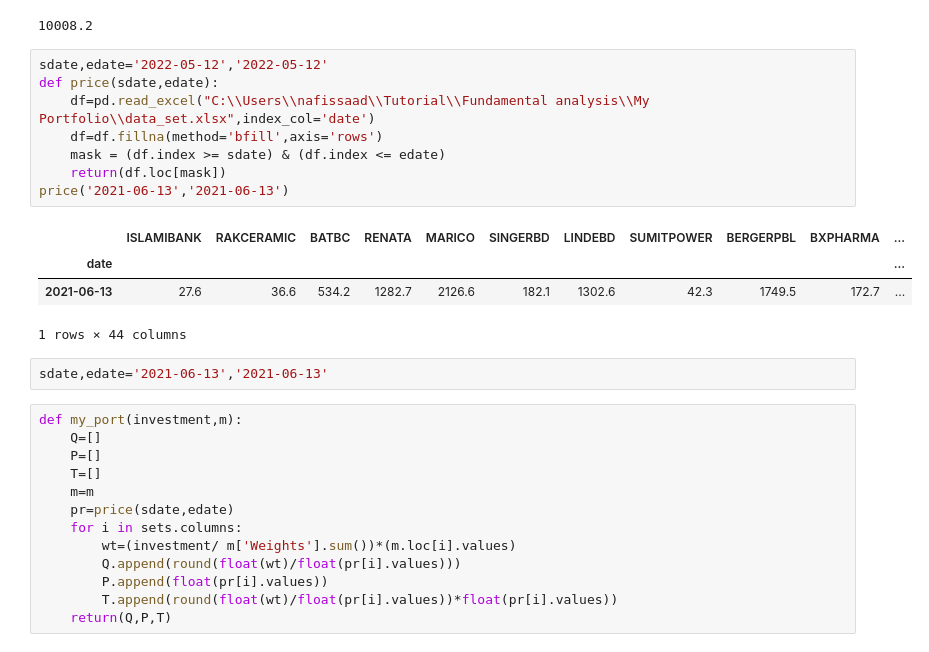
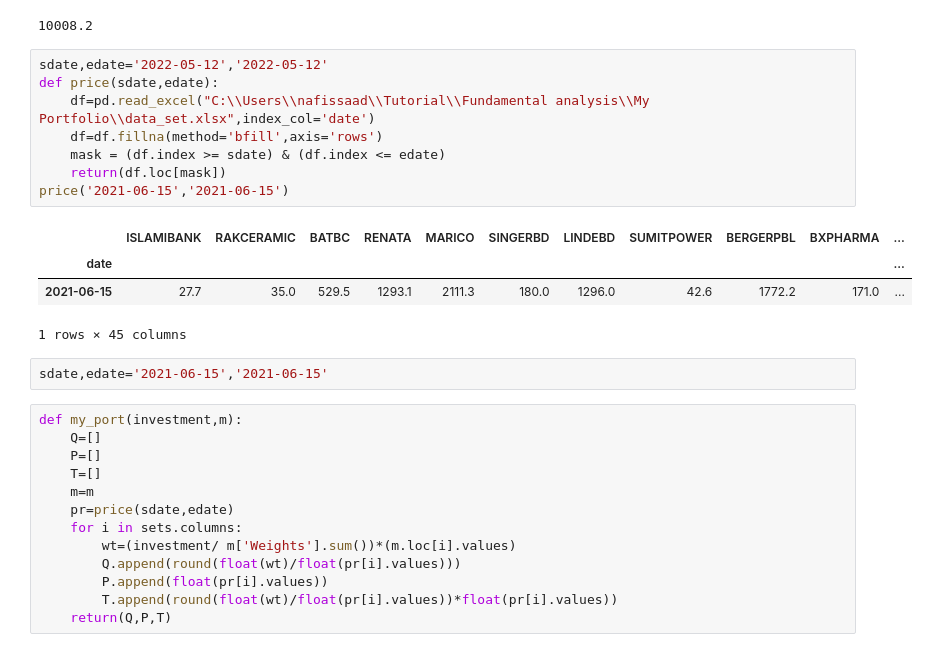
Before and after one commit to nafissaad/Tutorial1, a Jupyter notebook: Tutorial/My projects/My Portfolio/Risk and Return management .ipynb, the cells around one changed output. Cells and saved outputs as stored; diff of their text form.

```diff
--- a/Tutorial/My projects/My Portfolio/Risk and Return management .ipynb
+++ b/Tutorial/My projects/My Portfolio/Risk and Return management .ipynb
@@ -850,18 +850,18 @@ round(quantity)*float(price('2023-06-08','2023-06-08')['ISLAMIBANK'].values)
 # %%
 sdate,edate='2022-05-12','2022-05-12'
 def price(sdate,edate):
     df=pd.read_excel("C:\\Users\\nafissaad\\Tutorial\\Fundamental analysis\\My Portfolio\\data_set.xlsx",index_col='date')
     df=df.fillna(method='bfill',axis='rows')
     mask = (df.index >= sdate) & (df.index <= edate)
     return(df.loc[mask])
-price('2021-06-13','2021-06-13')
+price('2021-06-15','2021-06-15')
 # %% [output]
 |  | ISLAMIBANK | RAKCERAMIC | BATBC | RENATA | MARICO | SINGERBD | LINDEBD | SUMITPOWER | BERGERPBL | BXPHARMA | ... |
 | date |  |  |  |  |  |  |  |  |  |  | ... |
-| 2021-06-13 | 27.6 | 36.6 | 534.2 | 1282.7 | 2126.6 | 182.1 | 1302.6 | 42.3 | 1749.5 | 172.7 | ... |
+| 2021-06-15 | 27.7 | 35.0 | 529.5 | 1293.1 | 2111.3 | 180.0 | 1296.0 | 42.6 | 1772.2 | 171.0 | ... |
-1 rows × 44 columns
+1 rows × 45 columns
 # %%
-sdate,edate='2021-06-13','2021-06-13'
+sdate,edate='2021-06-15','2021-06-15'
 # %%
 def my_port(investment,m):
     Q=[]
```
Also changed, not shown: parts of 71 cells of this notebook.
